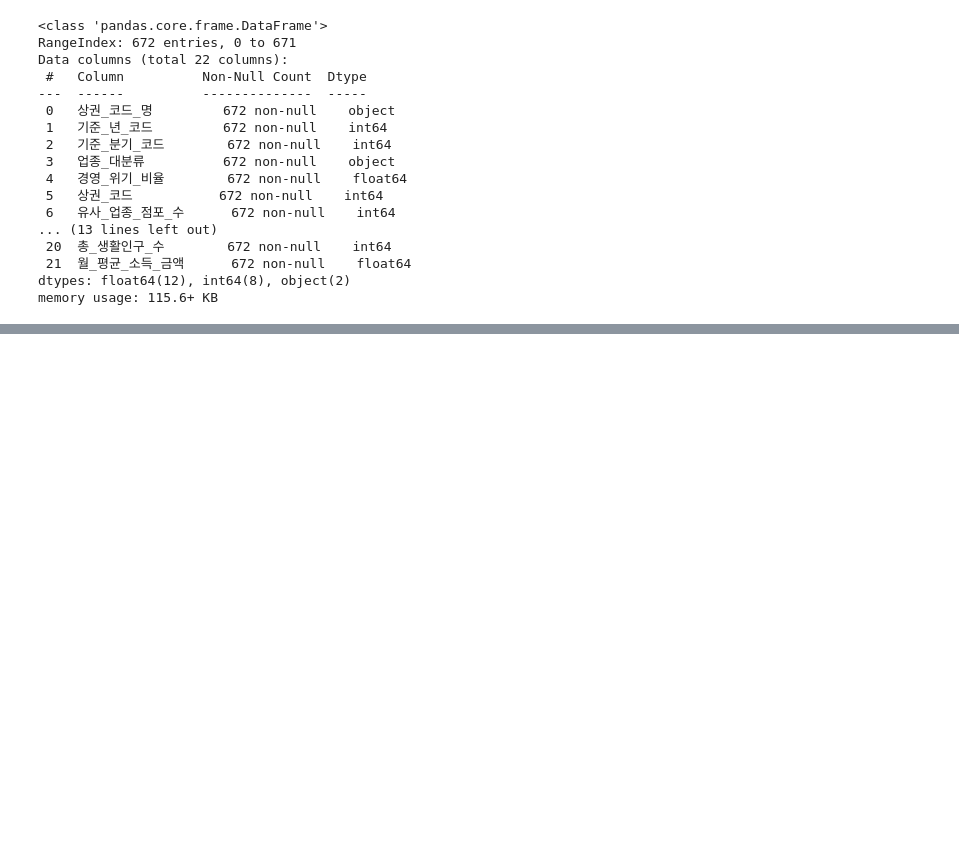
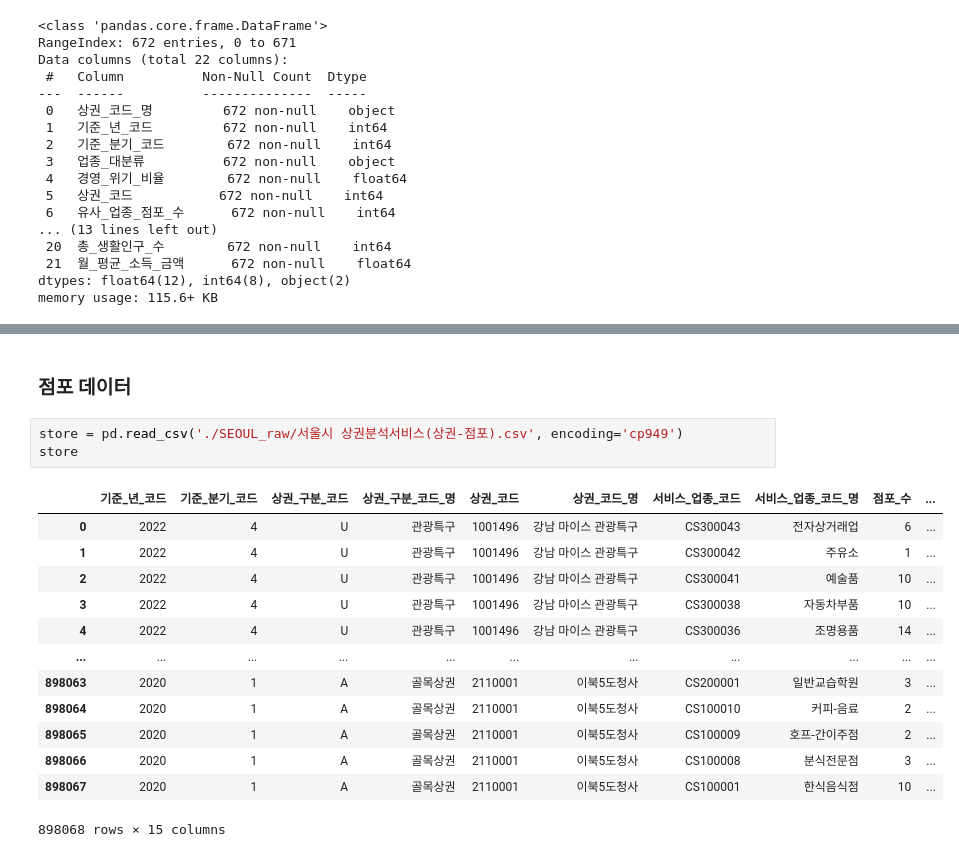
Before and after one commit to kae1128/wadada, a Jupyter notebook: data_preprocessing/SEOUL_CLASS_1_preprocessing.ipynb, the cells around one changed output, grey strips where cells are left out. Cells and saved outputs as stored; diff of their text form; blank space fills up the shorter version.

```diff
--- a/data_preprocessing/SEOUL_CLASS_1_preprocessing.ipynb
+++ b/data_preprocessing/SEOUL_CLASS_1_preprocessing.ipynb
@@ -78,0 +205,19 @@ memory usage: 115.6+ KB
+# %% [markdown]
+### 점포 데이터
+# %%
+store = pd.read_csv('./SEOUL_raw/서울시 상권분석서비스(상권-점포).csv', encoding='cp949')
+store
+# %% [output]
+|  | 기준_년_코드 | 기준_분기_코드 | 상권_구분_코드 | 상권_구분_코드_명 | 상권_코드 | 상권_코드_명 | 서비스_업종_코드 | 서비스_업종_코드_명 | 점포_수 | ... |
+| 0 | 2022 | 4 | U | 관광특구 | 1001496 | 강남 마이스 관광특구 | CS300043 | 전자상거래업 | 6 | ... |
+| 1 | 2022 | 4 | U | 관광특구 | 1001496 | 강남 마이스 관광특구 | CS300042 | 주유소 | 1 | ... |
+| 2 | 2022 | 4 | U | 관광특구 | 1001496 | 강남 마이스 관광특구 | CS300041 | 예술품 | 10 | ... |
+| 3 | 2022 | 4 | U | 관광특구 | 1001496 | 강남 마이스 관광특구 | CS300038 | 자동차부품 | 10 | ... |
+| 4 | 2022 | 4 | U | 관광특구 | 1001496 | 강남 마이스 관광특구 | CS300036 | 조명용품 | 14 | ... |
+| ... | ... | ... | ... | ... | ... | ... | ... | ... | ... | ... |
+| 898063 | 2020 | 1 | A | 골목상권 | 2110001 | 이북5도청사 | CS200001 | 일반교습학원 | 3 | ... |
+| 898064 | 2020 | 1 | A | 골목상권 | 2110001 | 이북5도청사 | CS100010 | 커피-음료 | 2 | ... |
+| 898065 | 2020 | 1 | A | 골목상권 | 2110001 | 이북5도청사 | CS100009 | 호프-간이주점 | 2 | ... |
+| 898066 | 2020 | 1 | A | 골목상권 | 2110001 | 이북5도청사 | CS100008 | 분식전문점 | 3 | ... |
+| 898067 | 2020 | 1 | A | 골목상권 | 2110001 | 이북5도청사 | CS100001 | 한식음식점 | 10 | ... |
+898068 rows × 15 columns
```
Also changed, not shown: parts of 30 cells of this notebook, 2 other files.
